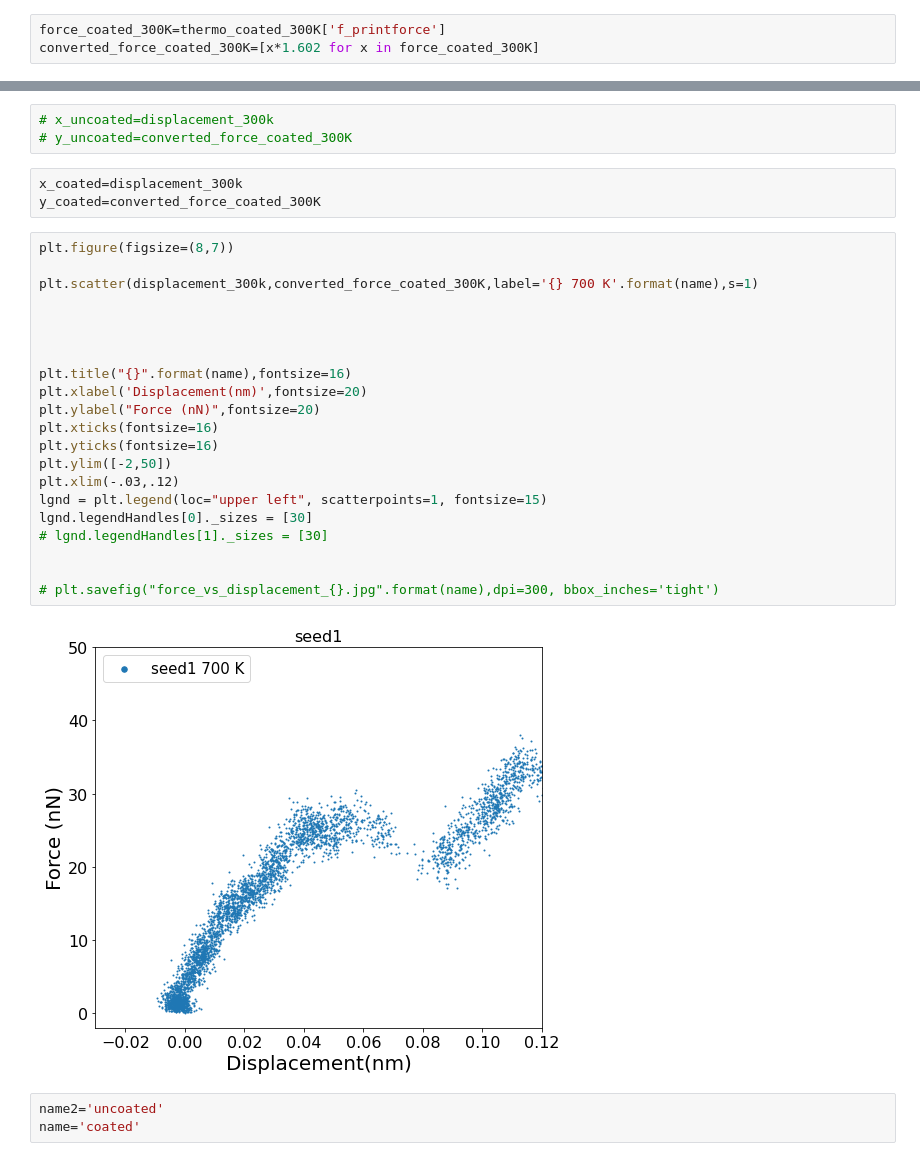
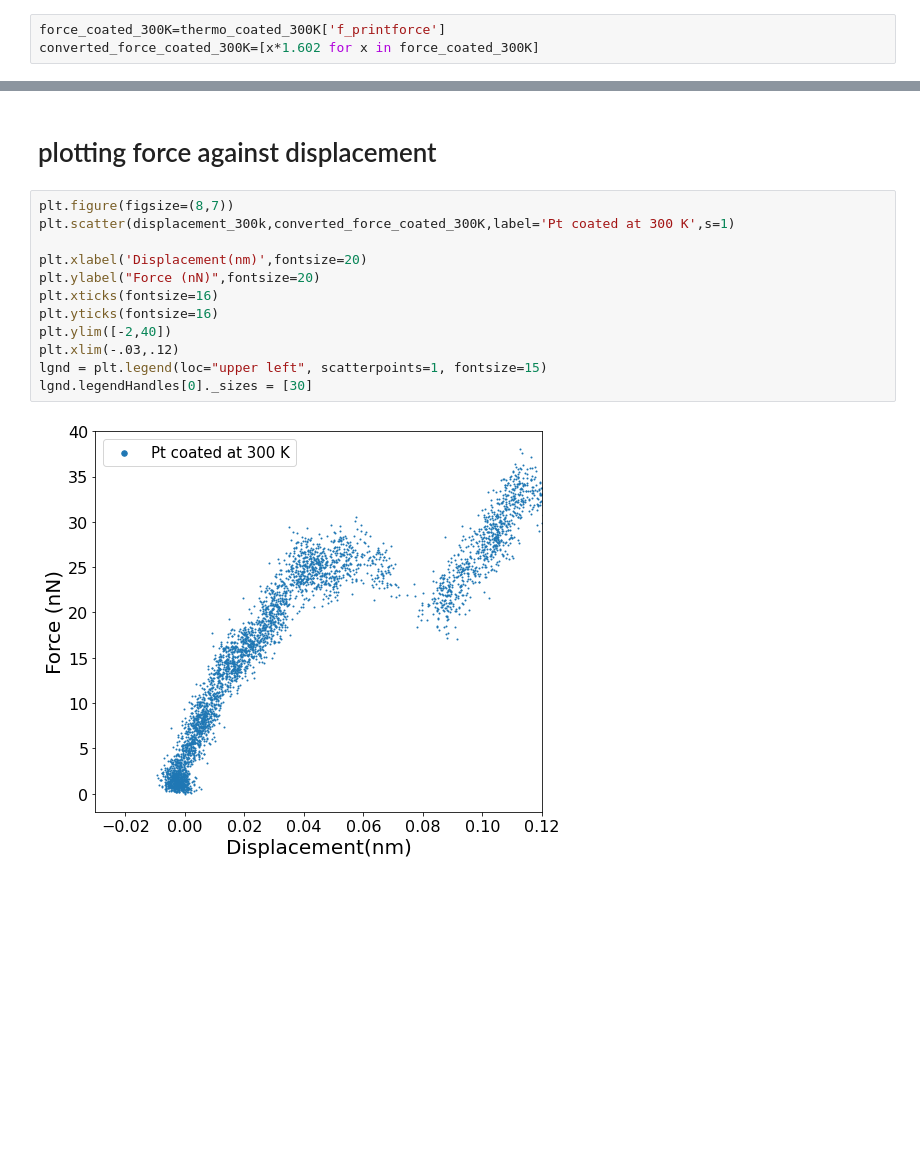
Before and after one commit to Muztoba/Codes, a Jupyter notebook: ForceVsDiplacement.ipynb, the cells around one changed output, grey strips where cells are left out. Saved outputs shown, nothing was run; the diff lists cells and outputs as text; blank space fills up the shorter version.

```diff
--- a/ForceVsDiplacement.ipynb
+++ b/ForceVsDiplacement.ipynb
@@ -128,32 +67,16 @@ plt.plot(displacement_300k)
-# %%
-# x_uncoated=displacement_300k
-# y_uncoated=converted_force_coated_300K
-# %%
-x_coated=displacement_300k
-y_coated=converted_force_coated_300K
+# %% [markdown]
+# plotting force against displacement
 # %%
 plt.figure(figsize=(8,7))
+plt.scatter(displacement_300k,converted_force_coated_300K,label='Pt coated at 300 K',s=1)
 
-plt.scatter(displacement_300k,converted_force_coated_300K,label='{} 700 K'.format(name),s=1)
-
-
-
-
-plt.title("{}".format(name),fontsize=16)
 plt.xlabel('Displacement(nm)',fontsize=20)
 plt.ylabel("Force (nN)",fontsize=20)
 plt.xticks(fontsize=16)
 plt.yticks(fontsize=16)
-plt.ylim([-2,50])
+plt.ylim([-2,40])
 plt.xlim(-.03,.12)
 lgnd = plt.legend(loc="upper left", scatterpoints=1, fontsize=15)
 lgnd.legendHandles[0]._sizes = [30]
-# lgnd.legendHandles[1]._sizes = [30]
-
-
-# plt.savefig("force_vs_displacement_{}.jpg".format(name),dpi=300, bbox_inches='tight')
 # %% [output]
-[figure, old version]
+[figure, new version]
-# %%
-name2='uncoated'
-name='coated'
```
Also changed, not shown: parts of 19 cells of this notebook.
